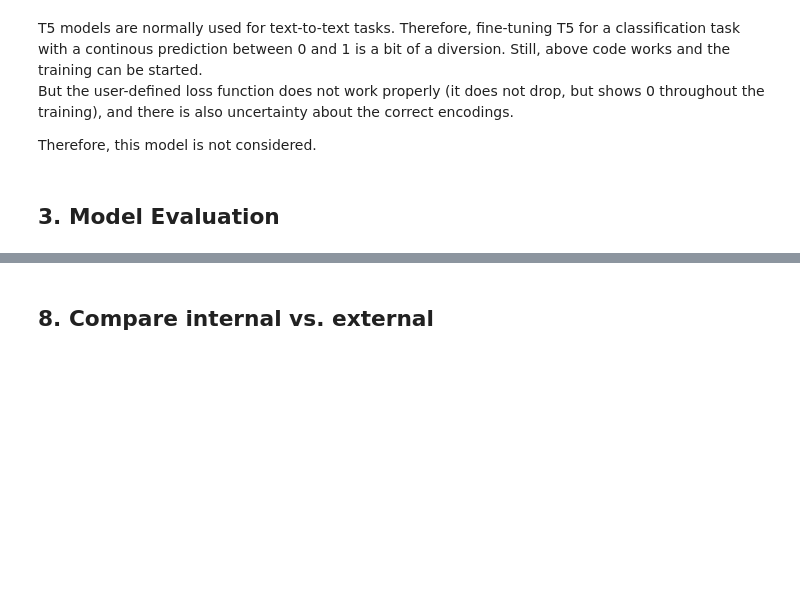
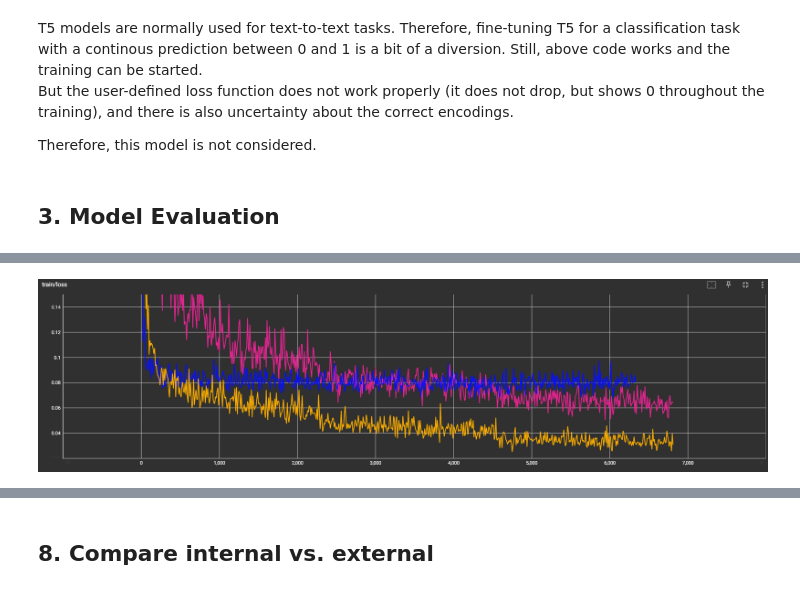
Before and after one commit to syX113/hslu-nlp, a Jupyter notebook: stage3/03-train-classifier.ipynb, the cells around one changed output, grey strips where cells are left out. Saved outputs shown, nothing was run; the diff lists cells and outputs as text; code cells hidden in the pictures; blank space fills up the shorter version.

```diff
--- a/stage3/03-train-classifier.ipynb
+++ b/stage3/03-train-classifier.ipynb
@@ -941,0 +781,5 @@ Load Tensorboard to inspect the metrics.
+# %%
+# Display the loss during finetuning (screenshot from Tensorboard)
+display(Image(filename='./media/finetuning_loss.png'))
+# %% [output]
+[figure, added]
```
Also changed, not shown: parts of 67 cells of this notebook, 12 other files.
